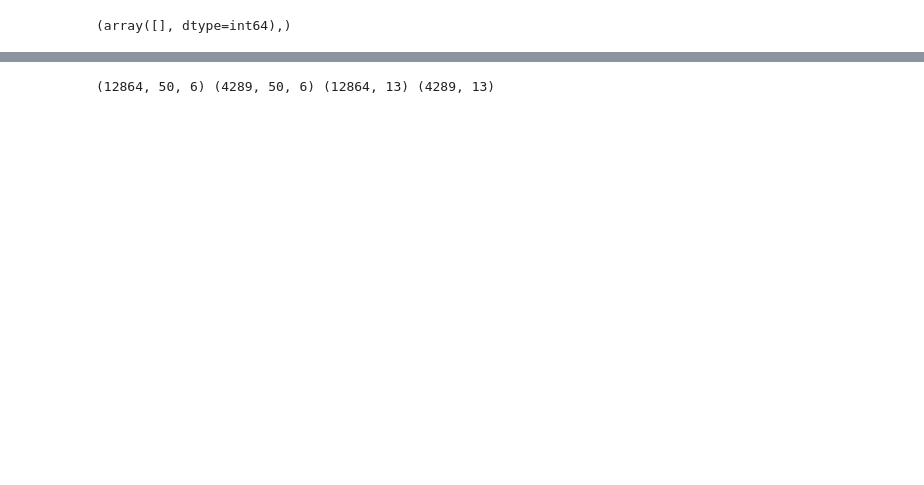
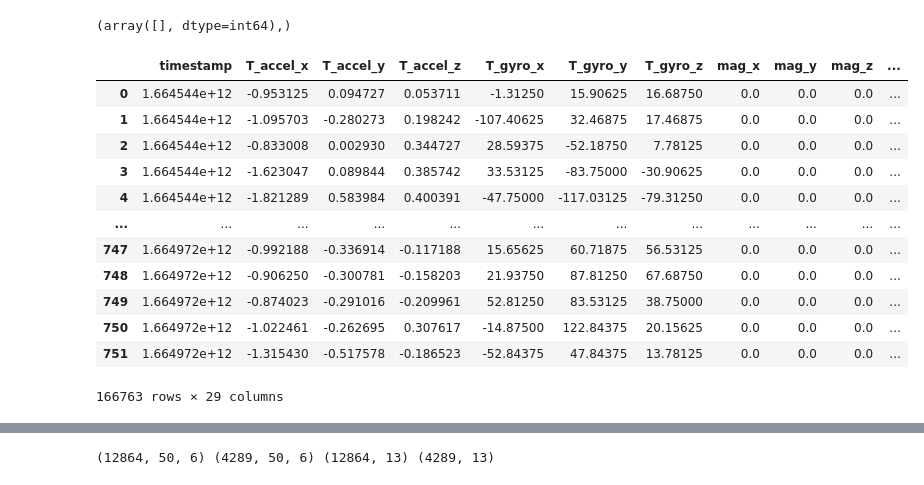
Before and after one commit to sfyzsr/PDIOT-ML, a Jupyter notebook: data_processing/model.ipynb, the cells around one changed output, grey strips where cells are left out. Drawn from its saved outputs; the diff is of its cells as text; code cells hidden in the pictures; blank space fills up the shorter version.

```diff
--- a/data_processing/model.ipynb
+++ b/data_processing/model.ipynb
@@ -81,3 +84,19 @@ not_same = dataframe['T_activity_code'] != dataframe['R_activity_code']
 np.where(not_same)
 # %% [output]
 (array([], dtype=int64),)
+# %%
+dataframe.loc[dataframe['R_activity_type'] != 'Climbing stairs']
+# %% [output]
+|  | timestamp | T_accel_x | T_accel_y | T_accel_z | T_gyro_x | T_gyro_y | T_gyro_z | mag_x | mag_y | mag_z | ... |
+| 0 | 1.664544e+12 | -0.953125 | 0.094727 | 0.053711 | -1.31250 | 15.90625 | 16.68750 | 0.0 | 0.0 | 0.0 | ... |
+| 1 | 1.664544e+12 | -1.095703 | -0.280273 | 0.198242 | -107.40625 | 32.46875 | 17.46875 | 0.0 | 0.0 | 0.0 | ... |
+| 2 | 1.664544e+12 | -0.833008 | 0.002930 | 0.344727 | 28.59375 | -52.18750 | 7.78125 | 0.0 | 0.0 | 0.0 | ... |
+| 3 | 1.664544e+12 | -1.623047 | 0.089844 | 0.385742 | 33.53125 | -83.75000 | -30.90625 | 0.0 | 0.0 | 0.0 | ... |
+| 4 | 1.664544e+12 | -1.821289 | 0.583984 | 0.400391 | -47.75000 | -117.03125 | -79.31250 | 0.0 | 0.0 | 0.0 | ... |
+| ... | ... | ... | ... | ... | ... | ... | ... | ... | ... | ... | ... |
+| 747 | 1.664972e+12 | -0.992188 | -0.336914 | -0.117188 | 15.65625 | 60.71875 | 56.53125 | 0.0 | 0.0 | 0.0 | ... |
+| 748 | 1.664972e+12 | -0.906250 | -0.300781 | -0.158203 | 21.93750 | 87.81250 | 67.68750 | 0.0 | 0.0 | 0.0 | ... |
+| 749 | 1.664972e+12 | -0.874023 | -0.291016 | -0.209961 | 52.81250 | 83.53125 | 38.75000 | 0.0 | 0.0 | 0.0 | ... |
+| 750 | 1.664972e+12 | -1.022461 | -0.262695 | 0.307617 | -14.87500 | 122.84375 | 20.15625 | 0.0 | 0.0 | 0.0 | ... |
+| 751 | 1.664972e+12 | -1.315430 | -0.517578 | -0.186523 | -52.84375 | 47.84375 | 13.78125 | 0.0 | 0.0 | 0.0 | ... |
+166763 rows × 29 columns
```
Also changed, not shown: parts of 22 cells of this notebook, 10 other files.
